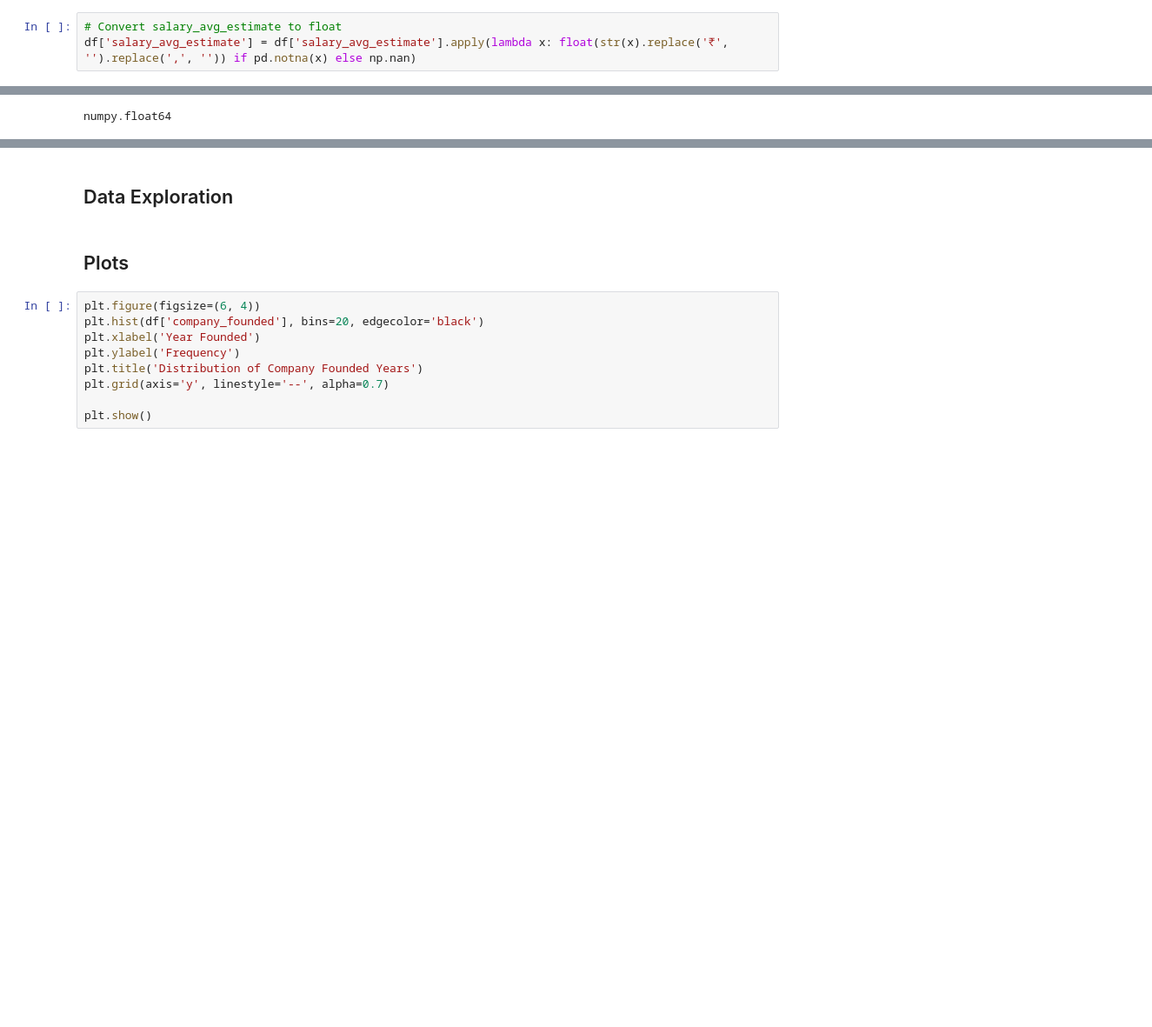
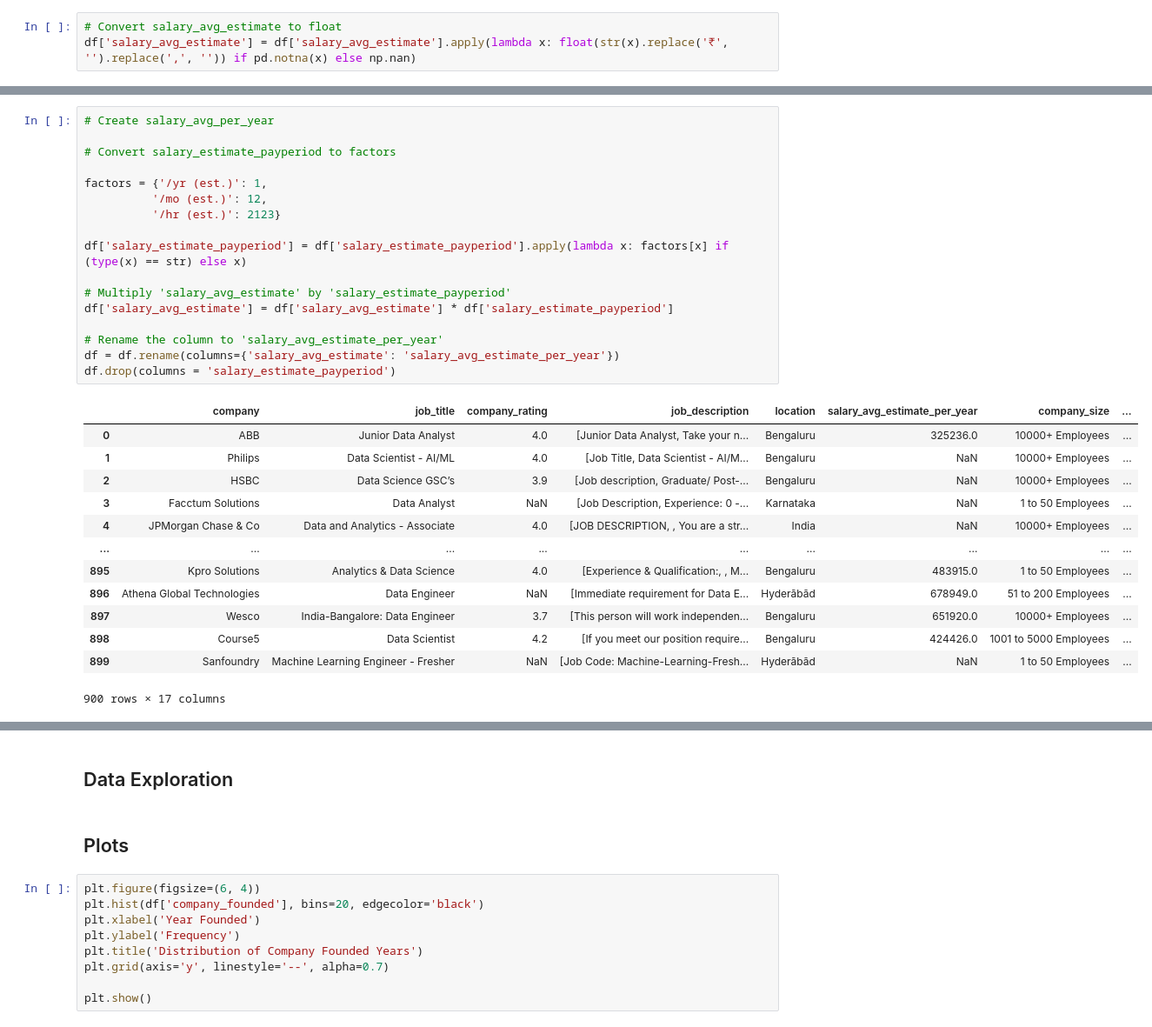
Before and after one commit to Ginaroberg/CSE-151-Group-Project, a Jupyter notebook: CSE 151A Group Project Notebook.ipynb, the cells around one changed output, grey strips where cells are left out. Shown: that part at 87% size. Cells and saved outputs as stored; diff of their text form; blank space fills up the shorter version.

```diff
--- a/CSE 151A Group Project Notebook.ipynb
+++ b/CSE 151A Group Project Notebook.ipynb
@@ -45,4 +32,32 @@ df['job_description'] = df['job_description'].apply(lambda x: x.split('\n') if p
 # %%
+# Create salary_avg_per_year
+
+# Convert salary_estimate_payperiod to factors
+
+factors = {'/yr (est.)': 1,
+          '/mo (est.)': 12,
+          '/hr (est.)': 2123}
+
+df['salary_estimate_payperiod'] = df['salary_estimate_payperiod'].apply(lambda x: factors[x] if (type(x) == str) else x)
+
+# Multiply 'salary_avg_estimate' by 'salary_estimate_payperiod'
+df['salary_avg_estimate'] = df['salary_avg_estimate'] * df['salary_estimate_payperiod']
+
+# Rename the column to 'salary_avg_estimate_per_year'
+df = df.rename(columns={'salary_avg_estimate': 'salary_avg_estimate_per_year'})
+df.drop(columns = 'salary_estimate_payperiod')
 # %% [output]
+|  | company | job_title | company_rating | job_description | location | salary_avg_estimate_per_year | company_size | ... |
+| 0 | ABB | Junior Data Analyst | 4.0 | [Junior Data Analyst, Take your n... | Bengaluru | 325236.0 | 10000+ Employees | ... |
+| 1 | Philips | Data Scientist - AI/ML | 4.0 | [Job Title, Data Scientist - AI/M... | Bengaluru | NaN | 10000+ Employees | ... |
+| 2 | HSBC | Data Science GSC’s | 3.9 | [Job description, Graduate/ Post-... | Bengaluru | NaN | 10000+ Employees | ... |
+| 3 | Facctum Solutions | Data Analyst | NaN | [Job Description, Experience: 0 -... | Karnataka | NaN | 1 to 50 Employees | ... |
+| 4 | JPMorgan Chase & Co | Data and Analytics - Associate | 4.0 | [JOB DESCRIPTION, , You are a str... | India | NaN | 10000+ Employees | ... |
+| ... | ... | ... | ... | ... | ... | ... | ... | ... |
+| 895 | Kpro Solutions | Analytics & Data Science | 4.0 | [Experience & Qualification:, , M... | Bengaluru | 483915.0 | 1 to 50 Employees | ... |
+| 896 | Athena Global Technologies | Data Engineer | NaN | [Immediate requirement for Data E... | Hyderābād | 678949.0 | 51 to 200 Employees | ... |
+| 897 | Wesco | India-Bangalore: Data Engineer | 3.7 | [This person will work independen... | Bengaluru | 651920.0 | 10000+ Employees | ... |
+| 898 | Course5 | Data Scientist | 4.2 | [If you meet our position require... | Bengaluru | 424426.0 | 1001 to 5000 Employees | ... |
+| 899 | Sanfoundry | Machine Learning Engineer - Fresher | NaN | [Job Code: Machine-Learning-Fresh... | Hyderābād | NaN | 1 to 50 Employees | ... |
-numpy.float64
+900 rows × 17 columns
 # %%
```
Also changed, not shown: parts of 4 cells of this notebook, 1 other file.
